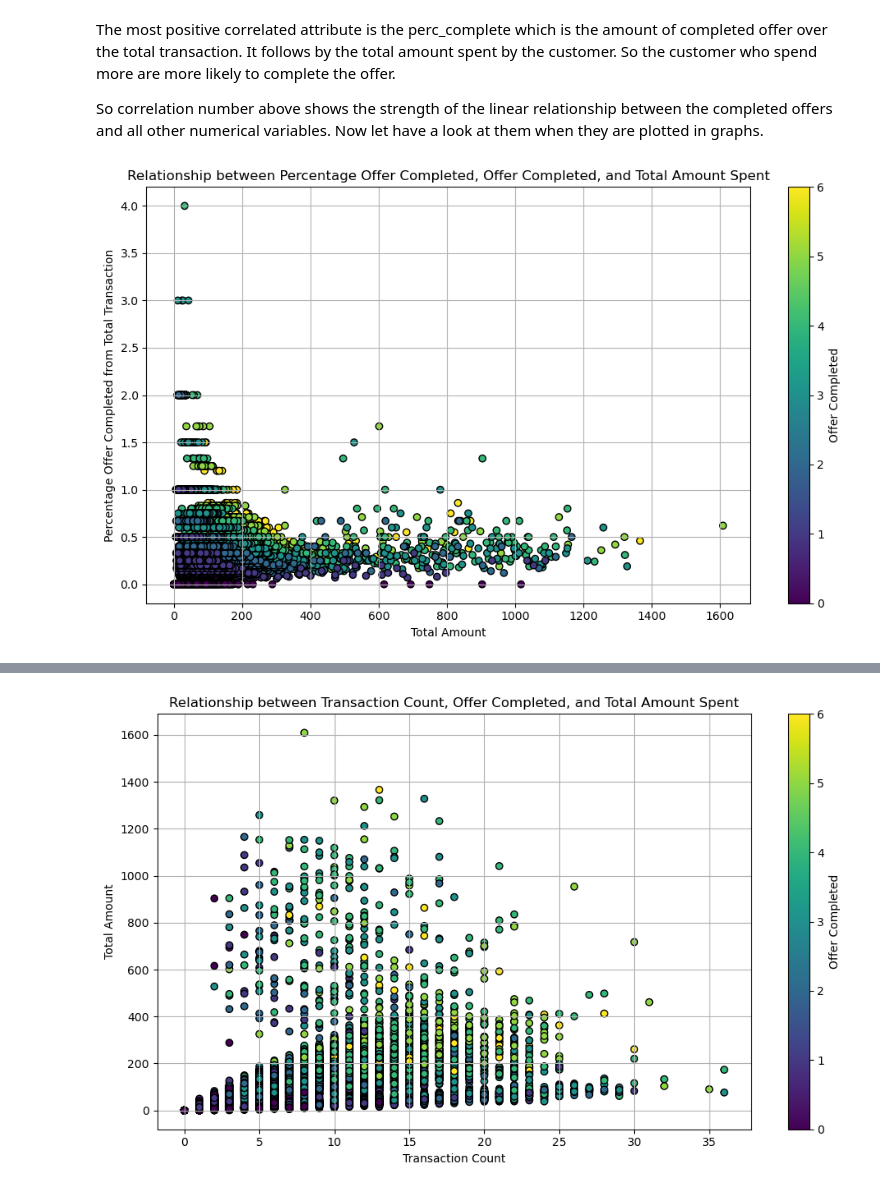
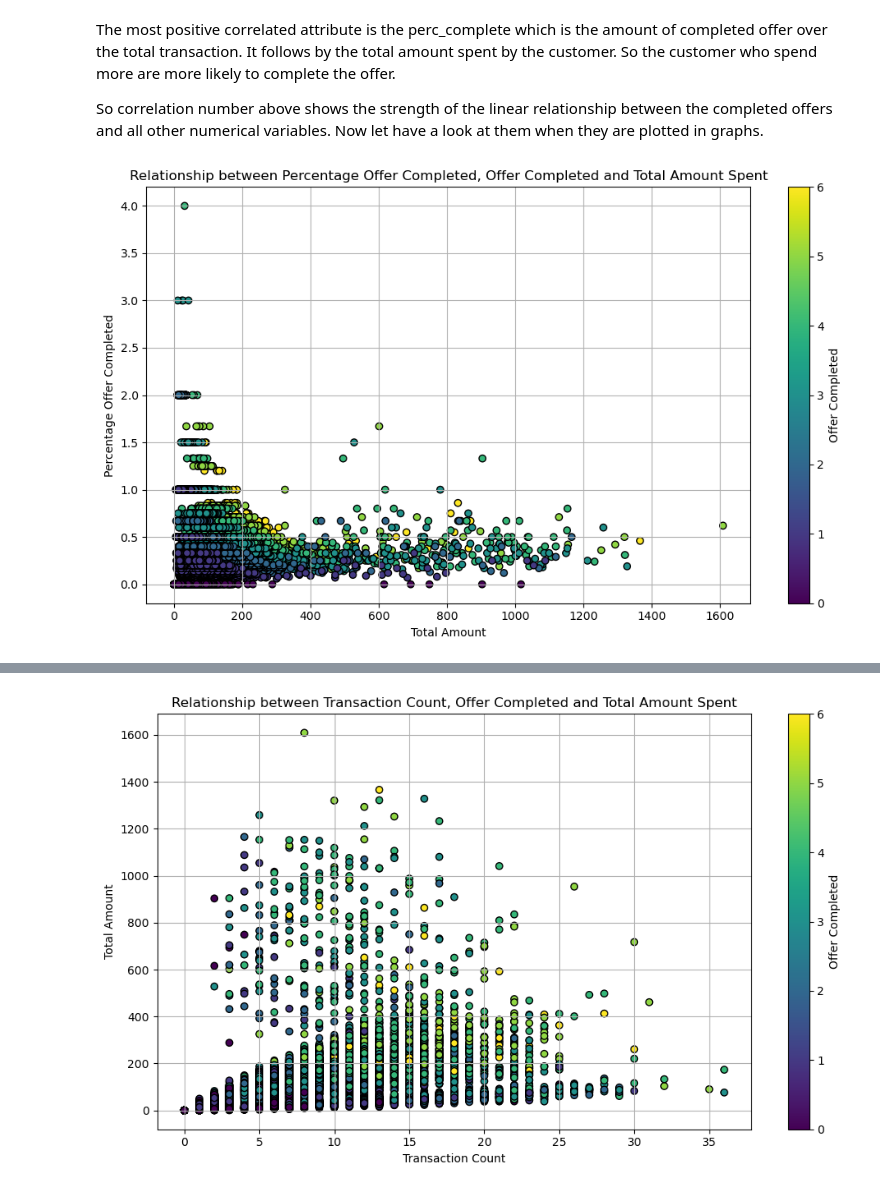
Before and after one commit to fatinshariff/sbcapstone, a Jupyter notebook: Starbucks_Capstone_Project.ipynb, the cells around one changed output, grey strips where cells are left out. Drawn from its saved outputs; the diff is of its cells as text; code cells hidden in the pictures.

```diff
--- a/Starbucks_Capstone_Project.ipynb
+++ b/Starbucks_Capstone_Project.ipynb
@@ -470,7 +470,7 @@ memory usage: 18.7 MB
 # %%
 #drop all rows contain NA because they are the customer with age~118 that we removed earlier in profile table
 
-transcript.dropna(axis = 0, subset = ['customer_id'], inplace = True)
+transcript.dropna(axis = 0, subset = ['customer_id'], inplace = True, ignore_index=True)
 # %%
 transcript.info()
 # %% [output]
@@ -849,47 +841,28 @@ So correlation number above shows the strength of the linear relationship betwee
 # %%
 import matplotlib.pyplot as plt
 import numpy as np
-
-# # make the data
-# x = cust.offer_completed
-# y = cust.perc_complete
-
-# # size and color:
-# sizes = cust.amount
-# # colors = {'M':'tab:blue', 'F':'tab:orange', 'O':'tab:green'}
-
-# # plot
-# fig, ax = plt.subplots()
-
-# # ax.scatter(x, y, s=sizes, c=colors, vmin=0, vmax=100)
-# ax.scatter(x, y, s=sizes)#, c=cust['gender'].map(colors))
-
-# # ax.set(xlim=(0, 8), xticks=np.arange(1, 8),
-# #        ylim=(0, 8), yticks=np.arange(1, 8))
-
-# plt.show()
 
 perc_completed = cust.perc_complete
 offer_com = cust.offer_completed
 total_spend = cust.amount
 
 # Scatter plot with color coding based on promo usage
 fig, ax = plt.subplots(figsize=(10, 6))
 plt.scatter(total_spend, perc_completed, c=offer_com, cmap='viridis', edgecolors='black')
 
 # Label axes and title
 plt.xlabel('Total Amount')
-plt.ylabel('Percentage Offer Completed from Total Transaction')
-plt.title('Relationship between Percentage Offer Completed, Offer Completed, and Total Amount Spent')
+plt.ylabel('Percentage Offer Completed')
+plt.title('Relationship between Percentage Offer Completed, Offer Completed and Total Amount Spent')
 
 # Add colorbar
 sm = plt.cm.ScalarMappable(cmap='viridis', norm=plt.Normalize(min(offer_com), max(offer_com)))
 sm.set_array([])
 plt.colorbar(sm, ax= ax, label='Offer Completed')
 
 # Show plot
 plt.grid(True)
 plt.tight_layout()
 plt.show()
 # %% [output]
-[figure, old version]
+[figure, new version]
```
Also changed, not shown: parts of 23 cells of this notebook, 1 other file.
